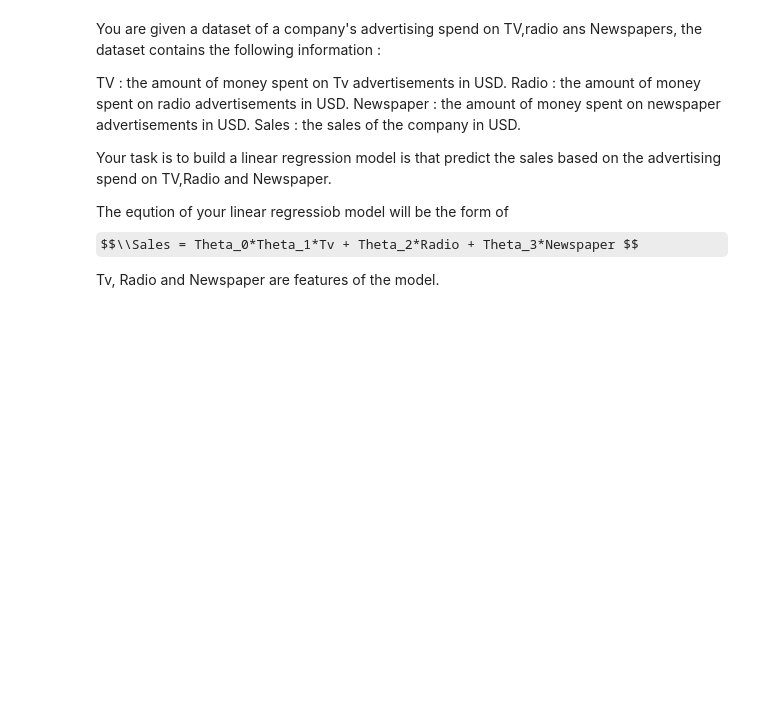
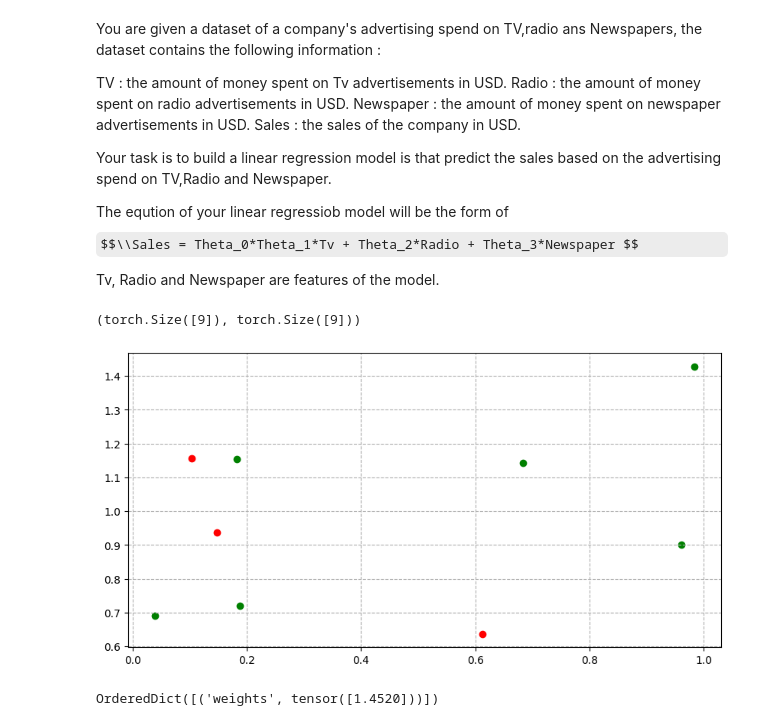
Before and after one commit to adeotti/Deep-Learning-Models, a Jupyter notebook: Linear_regression_model_2.ipynb, the cells around one changed output. Drawn from its saved outputs; the diff is of its cells as text; code cells hidden in the pictures; some formulas as TeX source; blank space fills up the shorter version.

```diff
--- a/Linear_regression_model_2.ipynb
+++ b/Linear_regression_model_2.ipynb
@@ -28,11 +28,15 @@ RADIO = torch.rand(9)
 NEWSPAPER = torch.rand(9)
 
 # Weight and bias for the model
-t0 = 0.50
-t1 = 0.30
-t2 = 0.40
-t3 = 0.45
+t0, t1, t2, t3 = torch.rand(4)
 
 sales = t1*t2*TV + t0 + t2*RADIO + t3*NEWSPAPER
 # %%
-stack = torch.stack((TV, RADIO, NEWSPAPER),dim=1)
+stack = torch.stack((TV, RADIO, NEWSPAPER), dim = 1 )
+stack = stack.reshape(-1)[:9]
+# %% [output]
+(torch.Size([9]), torch.Size([9]))
+# %%
+X_train,X_test,Y_train,Y_test = train_test_split(stack,sales,
+                                                 test_size= 0.3,
+                                                 random_state= RANDOME_SEED)
@@ -43,20 +56,20 @@ optimizer = torch.optim.SDG(model.parameters(),
                             lr = 0.001)
-# %%
-X_train, X_test, y_train, y_test = train_test_split(stack, sales, test_size=0.2, random_state=RANDOME_SEED)
 # %%
 def visualization(training_data = X_train,
-                  training_labels = y_train,
-                  testing_data = X_train,
-                  testing_labels = y_test,
+                  training_labels = Y_train,
+                  testing_data = X_test,
+                  testing_labels = Y_test,
                   inference = None) :
 
     plt.figure(figsize=(10,5))
 
     plt.scatter(training_data,training_labels, c = "green" , label = "Trainning data")
     plt.scatter(testing_data,testing_labels, c = "red" , label = "Trainning data")
     plt.grid(True,linestyle = "--")
 
     if inference is not None :
-        plt.scatter(stack_test,inference,c = "blue" , label = "Inference")
+        plt.plot(X_test,inference, c = "blue", label = "Inference")
 
-visualization(inference = None)
+visualization(inference=None)
+# %% [output]
+[figure, added]
@@ -62,0 +86,4 @@ visualization(inference = None)
+# %%
+model.state_dict()
+# %% [output]
+OrderedDict([('weights', tensor([1.4520]))])
```
Also changed, not shown: parts of 4 cells of this notebook.
